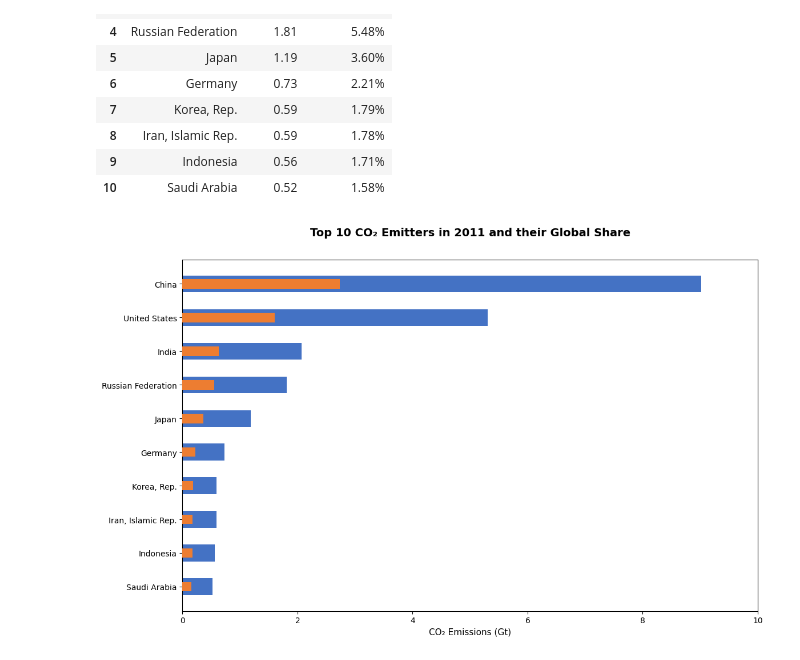
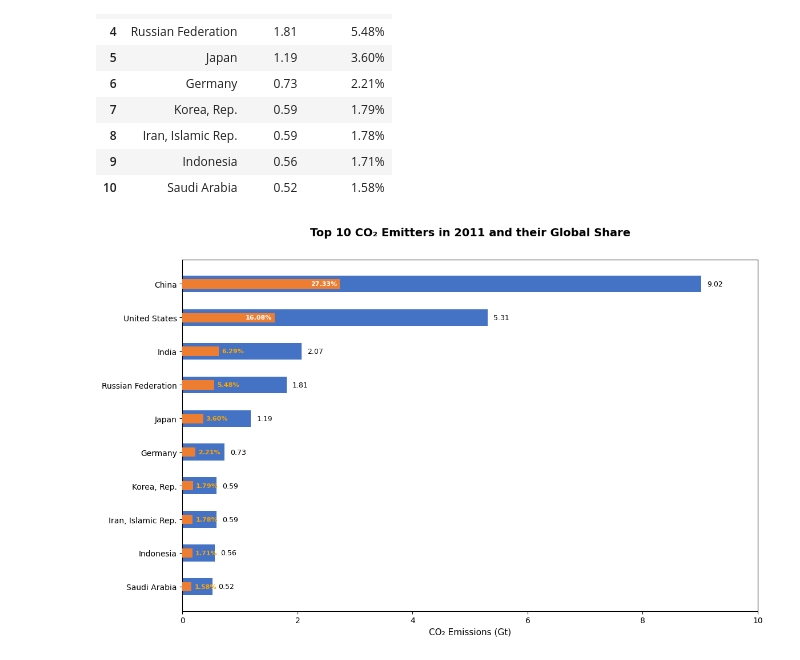
Before and after one commit to sanaullah525/Global-CO2-Emissions-Data-Analysis-Project, a Jupyter notebook: datapr.ipynb, the cells around one changed output. Drawn from its saved outputs; the diff is of its cells as text; code cells hidden in the pictures.

Commit message:
Adding data labels to the bars for better storytelling.

```diff
--- a/datapr.ipynb
+++ b/datapr.ipynb
@@ -652,31 +652,51 @@ bc
 # Grouped bar chart for 'Top 10 CO2 Emitters and their Global Share'
 
 
 fig, ax = plt.subplots(figsize=(13, 8))
 countries = bc['Country']
 y = np.arange(len(countries))
 
 # Converting Global Share to numeric for plotting.
 global_share_numeric = bc['Global Share'].str.replace('%', '').astype(float) / 10
 
 # Adding Blue bars for Total CO2 Emissions.
 bars1 = ax.barh(y, bc['2011_Gt'], height=0.5, label='Total CO₂ Emissions (Gt) in 2011',
                 color='#4472C4', zorder=2)
 
 # Adding Orange bars for Global Share.
 bars2 = ax.barh(y, global_share_numeric, height=0.28, label='Global Share',
                 color='#ED7D31', zorder=3, left=0)
 
 
 
+# Adding smart labels to the figure.
+
+for i, (bar1, bar2, share) in enumerate(zip(bars1, bars2, bc['Global Share'])):
+    width1 = bar1.get_width()
+    width2 = bar2.get_width()
+
+    # Blue bar label - always outside at the end
+    ax.text(width1 + 0.1, bar1.get_y() + bar1.get_height()/2, f'{width1:.2f}',
+            va='center', ha='left', fontsize=9, color='black')
+
+    # Orange bar label - inside if bar is wide enough, otherwise outside
+    if width2 > 0.8:  # Wide bars - text inside
+        ax.text(width2 - 0.05, bar2.get_y() + bar2.get_height()/2, share,
+                va='center', ha='right', fontsize=8, color='white', fontweight='bold')
+    else:  # Narrow bars - text outside to the right
+        ax.text(width2 + 0.05, bar2.get_y() + bar2.get_height()/2, share,
+                va='center', ha='left', fontsize=8, color='orange', fontweight='bold')
+
+
+
 
 # Customize axes
 ax.set_xlabel('CO₂ Emissions (Gt)', fontsize=11)
 ax.set_title('Top 10 CO₂ Emitters in 2011 and their Global Share',
              fontsize=14, fontweight='bold', pad=30)
 ax.set_yticks(y)
 ax.set_yticklabels(countries, fontsize=10)
 ax.set_xlim(0, 10)
 ax.invert_yaxis()
 # %% [output]
-[figure, old version]
+[figure, new version]
```
